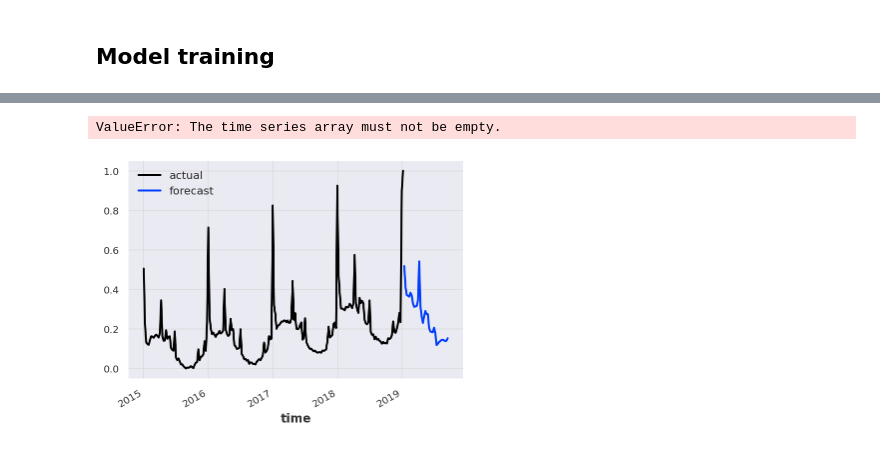
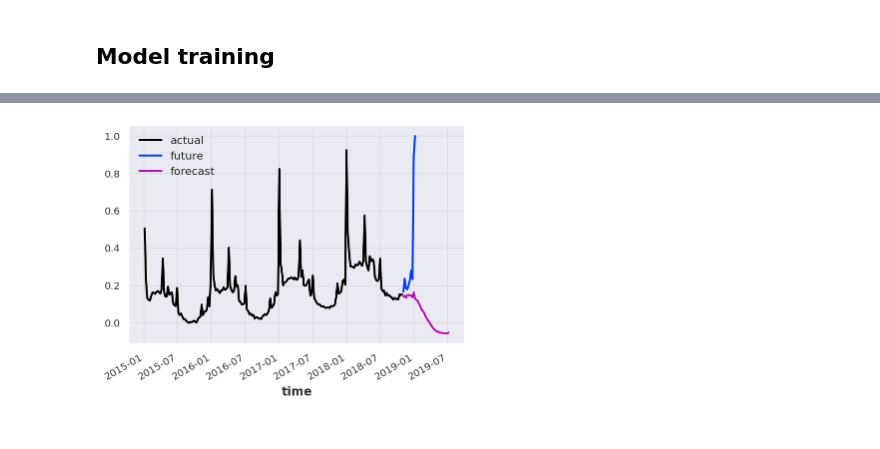
Before and after one commit to fukasawat78/python-ai-notebook, a Jupyter notebook: tabular_playground.ipynb, the cells around one changed output, grey strips where cells are left out. Saved outputs shown, nothing was run; the diff lists cells and outputs as text; code cells hidden in the pictures.

```diff
--- a/tabular_playground_jan_2022.ipynb
+++ b/tabular_playground.ipynb
@@ -59,8 +59,8 @@ Importing plotly failed. Interactive plots will not work.
 DATASET_PATH = './datasets/tabular_playground_jan_2022'
 
 #load and look at the data
-train = pd.read_csv('./dataset/train.csv')
-test = pd.read_csv('./dataset/test.csv')
+train = pd.read_csv(DATASET_PATH + '/train.csv')
+test = pd.read_csv(DATASET_PATH + '/test.csv')
 
 train = train.drop(columns="row_id")
 test = test.drop(columns="row_id")
@@ -196,9 +182,16 @@ train_finland_ts_scaled = scaler_1.fit_transform(train_finland_ts)
 train_norway_ts_scaled = scaler_2.fit_transform(train_norway_ts)
 train_sweden_ts_scaled = scaler_3.fit_transform(train_sweden_ts)
 
+train_finland_ts_scaled, val_finland_ts_scaled = train_finland_ts_scaled[:200], train_finland_ts_scaled[200:]
+train_norway_ts_scaled, val_norway_ts_scaled = train_norway_ts_scaled[:200], train_norway_ts_scaled[200:]
+train_sweden_ts_scaled, val_sweden_ts_scaled = train_sweden_ts_scaled[:200], train_sweden_ts_scaled[200:]
+
 train_finland_ts_scaled.plot(label="finland")
 train_norway_ts_scaled.plot(label="norway")
 train_sweden_ts_scaled.plot(label="sweden")
+val_finland_ts_scaled.plot(label="finland")
+val_norway_ts_scaled.plot(label="norway")
+val_sweden_ts_scaled.plot(label="sweden")
 plt.legend()
 # %% [output]
 <matplotlib.legend.Legend at 0x...>
@@ -211,6 +204,6 @@ model = NBEATSModel(
 )
 
 model.fit(
-    [train_finland_ts_scaled,train_norway_ts_scaled],
+    [train_finland_ts_scaled, train_norway_ts_scaled, train_sweden_ts_scaled],
     verbose=True)
 # %% [output]
@@ -223,7 +216,8 @@ Training loss: 0.0011
 pred = model.predict(n=36, series=train_finland_ts_scaled)
 
 train_finland_ts_scaled.plot(label="actual")
+val_finland_ts_scaled.plot(label="future")
 pred.plot(label="forecast")
 plt.legend()
-print("MAPE = {:.2f}%".format(mape(train_finland_ts_scaled, pred)))
+#print("MAPE = {:.2f}%".format(mape(train_finland_ts_scaled, pred)))
 # %% [output]
@@ -231,2 +225 @@ print("MAPE = {:.2f}%".format(mape(train_finland_ts_scaled, pred)))
-ValueError: The time series array must not be empty.
-[figure, old version]
+[figure, new version]
```
Also changed, not shown: parts of 5 cells of this notebook, 9 other files.
